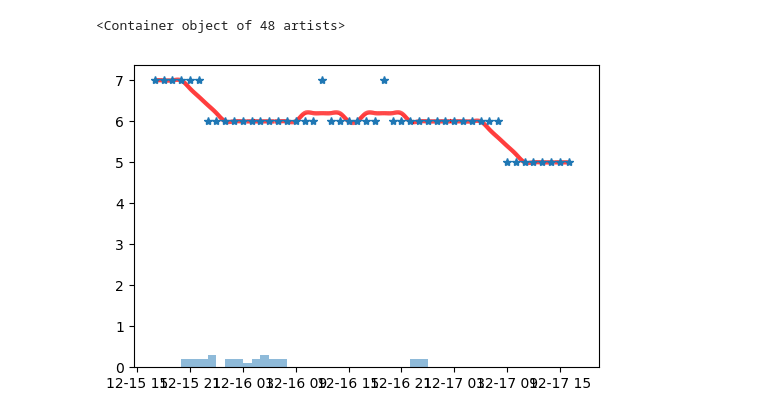
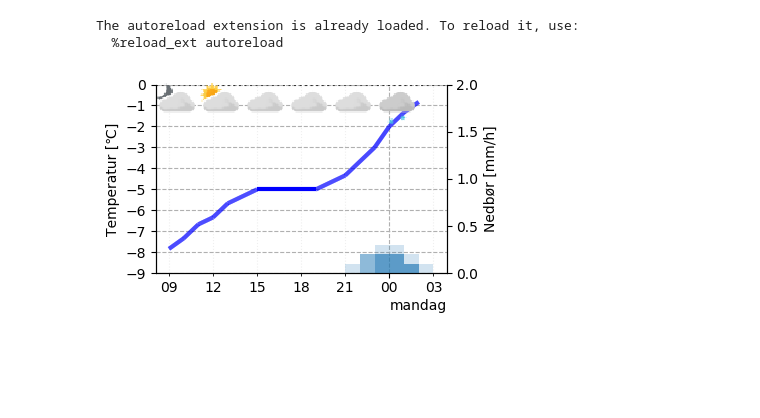
Before and after one commit to marhoy/meteogram, a Jupyter notebook: Meteogram.ipynb, the cells around one changed output. Drawn from its saved outputs; the diff is of its cells as text; code cells hidden in the pictures; blank space fills up the shorter version.

```diff
--- a/Meteogram.ipynb
+++ b/Meteogram.ipynb
@@ -1,4 +1,7 @@
 # %%
+import locale
+locale.setlocale(locale.LC_ALL, 'no_NO.UTF-8')
+
 import meteogram
 
 %matplotlib inline
@@ -10,4 +13,9 @@ import matplotlib.dates
 import numpy as np
 
 import pandas as pd
+
+%load_ext autoreload
 %autoreload 2
+# %% [output]
+The autoreload extension is already loaded. To reload it, use:
+  %reload_ext autoreload
@@ -16,12 +22,21 @@ df = meteogram.get_hourly_forecast(url='https://www.yr.no/sted/Finland/S%C3%B6dr
-# %%
-fig, ax = plt.subplots(1, 1)
-
-t = df['from_mpl']
-T = df['temp'] + 4
-
-ax.plot_date(t, T, '*')
-meteogram.plot_temp(t.values, T.values, ax)
-ax.bar(df['from_mpl'], df['precip'], align='edge', alpha=0.5, width=1/24)
-# %% [output]
-<Container object of 48 artists>
-[figure, removed]
+# %%
+place = '/Norway/Troms/Tromsø/Tromsø/'
+place = 'United_States/Texas/Texas_City/'
+place = 'Norway/Sør-Trøndelag/Trondheim/Trondheim/'
+place = 'Norway/Oslo/Oslo/Godlia/'
+
+df = meteogram.get_hourly_forecast(place=place)
+start = 0
+df = df[start:start + 18]
+# %%
+fig, ax1 = plt.subplots(1, 1, figsize=(3.92, 2.34))
+ax2 = ax1.twinx()
+
+meteogram.plot_temp(df, ax1)
+meteogram.plot_precipitation(df, ax2)
+meteogram.format_axes(ax1, ax2)
+meteogram.add_weather_symbols(df)
+plt.tight_layout(pad=0)
+plt.savefig('meteogram.png', format='png')
+# %% [output]
+[figure, added]
```
Also changed, not shown: parts of 2 cells of this notebook, 7 other files.
